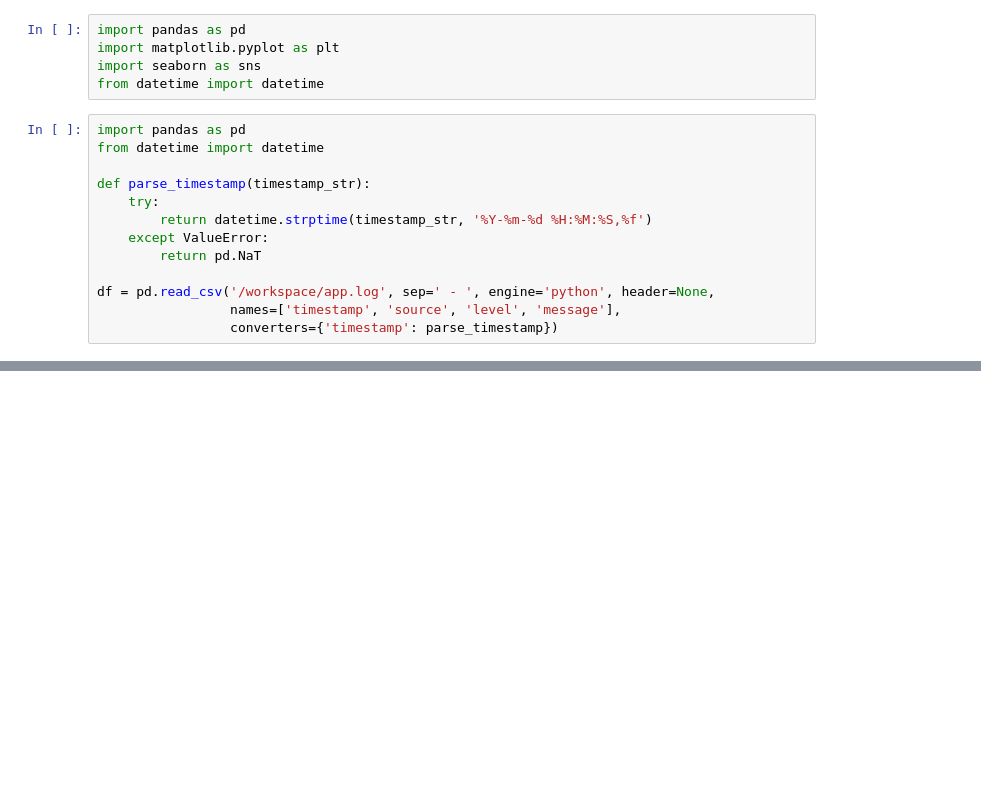
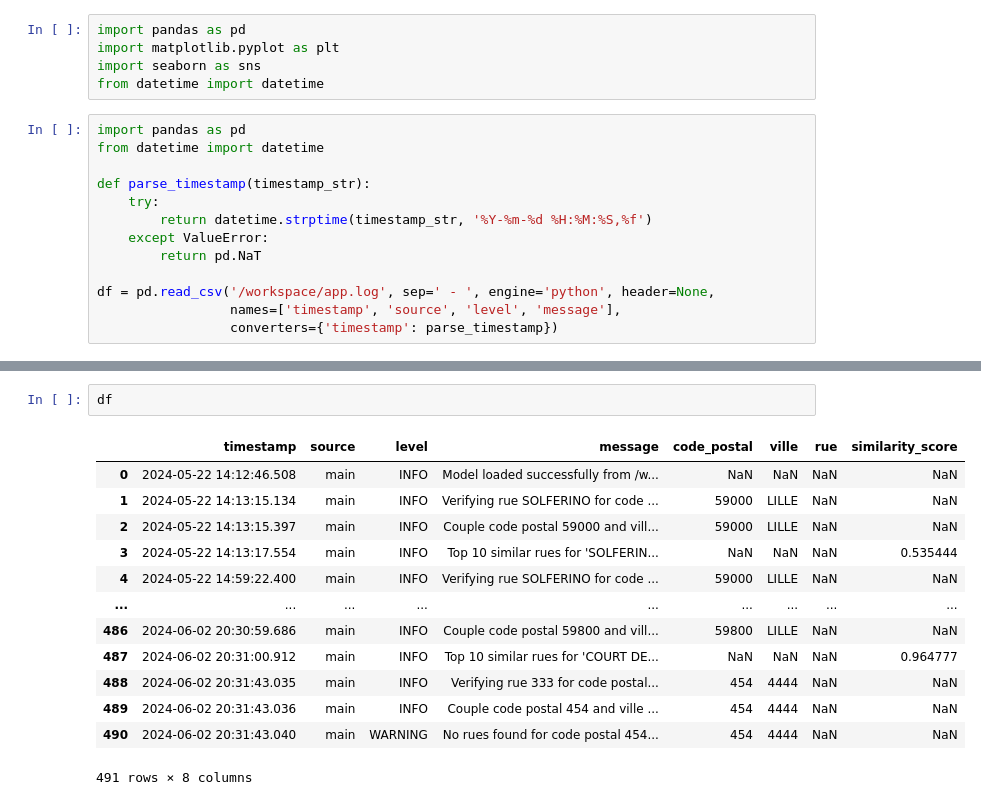
Before and after one commit to machtelinck/msdocs-fastapi-postgres-codespace, a Jupyter notebook: visu_log.ipynb, the cells around one changed output, grey strips where cells are left out. Saved outputs shown, nothing was run; the diff lists cells and outputs as text; blank space fills up the shorter version.

```diff
--- a/visu_log.ipynb
+++ b/visu_log.ipynb
@@ -91,0 +92,16 @@ plt.show()
+# %%
+df
+# %% [output]
+|  | timestamp | source | level | message | code_postal | ville | rue | similarity_score |
+| 0 | 2024-05-22 14:12:46.508 | main | INFO | Model loaded successfully from /w... | NaN | NaN | NaN | NaN |
+| 1 | 2024-05-22 14:13:15.134 | main | INFO | Verifying rue SOLFERINO for code ... | 59000 | LILLE | NaN | NaN |
+| 2 | 2024-05-22 14:13:15.397 | main | INFO | Couple code postal 59000 and vill... | 59000 | LILLE | NaN | NaN |
+| 3 | 2024-05-22 14:13:17.554 | main | INFO | Top 10 similar rues for 'SOLFERIN... | NaN | NaN | NaN | 0.535444 |
+| 4 | 2024-05-22 14:59:22.400 | main | INFO | Verifying rue SOLFERINO for code ... | 59000 | LILLE | NaN | NaN |
+| ... | ... | ... | ... | ... | ... | ... | ... | ... |
+| 486 | 2024-06-02 20:30:59.686 | main | INFO | Couple code postal 59800 and vill... | 59800 | LILLE | NaN | NaN |
+| 487 | 2024-06-02 20:31:00.912 | main | INFO | Top 10 similar rues for 'COURT DE... | NaN | NaN | NaN | 0.964777 |
+| 488 | 2024-06-02 20:31:43.035 | main | INFO | Verifying rue 333 for code postal... | 454 | 4444 | NaN | NaN |
+| 489 | 2024-06-02 20:31:43.036 | main | INFO | Couple code postal 454 and ville ... | 454 | 4444 | NaN | NaN |
+| 490 | 2024-06-02 20:31:43.040 | main | WARNING | No rues found for code postal 454... | 454 | 4444 | NaN | NaN |
+491 rows × 8 columns
```
Also changed, not shown: parts of 2 cells of this notebook, 15 other files.
